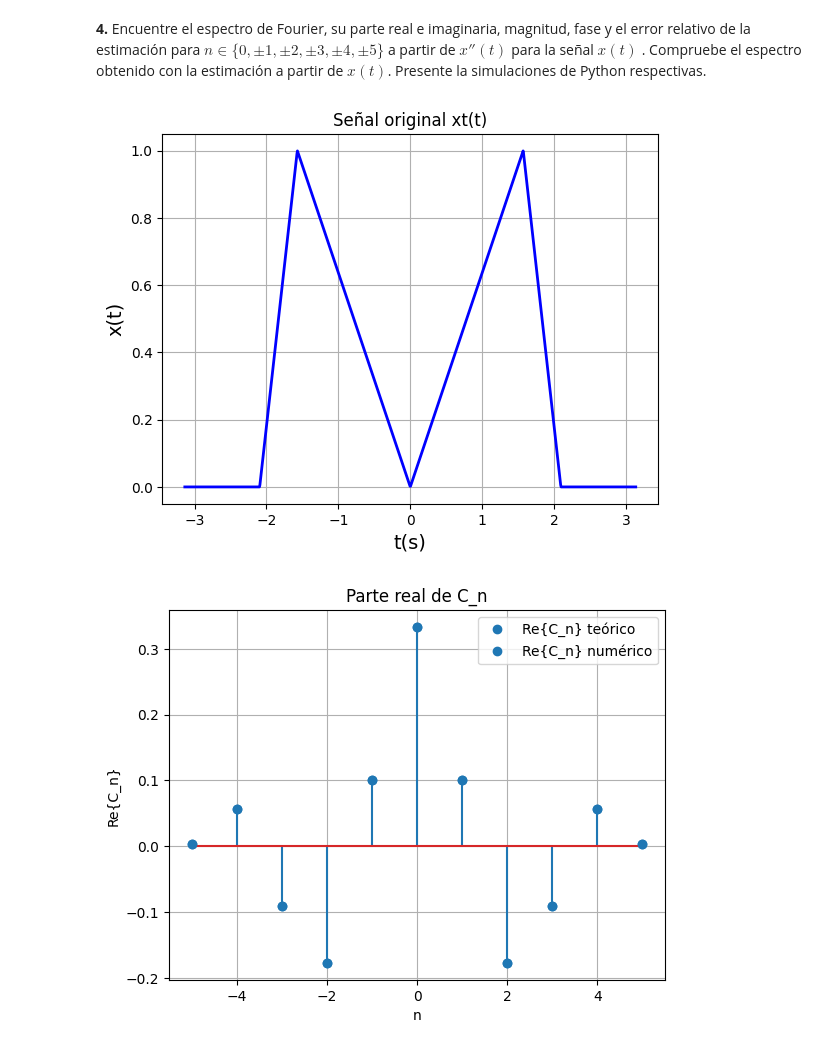
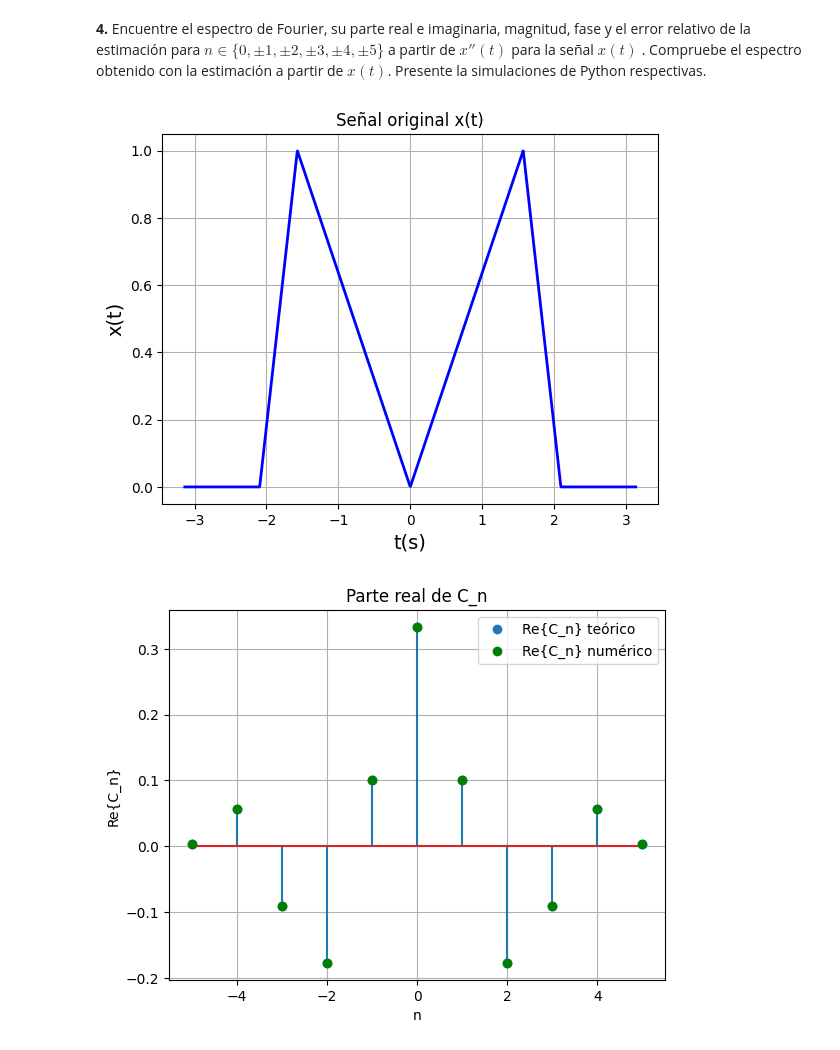
Before and after one commit to vcorredorg/SenalesySistemas2025, a Jupyter notebook: Parcial1_SyS_2025_2.ipynb, the cells around one changed output. Saved outputs shown, nothing was run; the diff lists cells and outputs as text; code cells hidden in the pictures.

```diff
--- a/Parcial1_SyS_2025_2.ipynb
+++ b/Parcial1_SyS_2025_2.ipynb
@@ -283,10 +283,12 @@ eps = 1e-14
 RelErr = np.abs(Mag_num - Mag_teo) / np.maximum(Mag_teo, eps)
 
 #Visualización
+col_teo = 'tab:blue'    # teórico
+col_num = 'tab:orange'  # numérico
 # Parte real
 plt.figure()
 m, s, b = plt.stem(n_vals, Re_teo); m.set_label('Re{C_n} teórico')
-plt.plot(n_vals, Re_num, 'o', label='Re{C_n} numérico')
+plt.plot(n_vals, Re_num, 'o', color='green', label='Re{C_n} numérico')
 plt.xlabel('n'); plt.ylabel('Re{C_n}')
 plt.title('Parte real de C_n')
 plt.grid(True); plt.legend(); plt.show()
@@ -294,7 +296,7 @@ plt.grid(True); plt.legend(); plt.show()
 # Parte imaginaria
 plt.figure()
 m, s, b = plt.stem(n_vals, Im_teo); m.set_label('Im{C_n} teórico')
-plt.plot(n_vals, Im_num, 'o', label='Im{C_n} numérico')
+plt.plot(n_vals, Im_num, 'o', color='green', label='Im{C_n} numérico')
 plt.xlabel('n'); plt.ylabel('Im{C_n}')
 plt.title('Parte imaginaria de C_n')
 plt.grid(True); plt.legend(); plt.show()
@@ -302,7 +304,7 @@ plt.grid(True); plt.legend(); plt.show()
 # Magnitud
 plt.figure()
 m, s, b = plt.stem(n_vals, Mag_teo); m.set_label('|C_n| teórico')
-plt.plot(n_vals, Mag_num, 'o', label='|C_n| numérico')
+plt.plot(n_vals, Mag_num, 'o', color='green', label='|C_n| numérico')
 plt.xlabel('n'); plt.ylabel('|C_n|')
 plt.title('Magnitud del espectro')
 plt.grid(True); plt.legend(); plt.show()
@@ -310,7 +312,7 @@ plt.grid(True); plt.legend(); plt.show()
 # Fase
 plt.figure()
 m, s, b = plt.stem(n_vals, Phase_teo); m.set_label('∠C_n teórico')
-plt.plot(n_vals, Phase_num, 'o', label='∠C_n numérico')
+plt.plot(n_vals, Phase_num, 'o', color='green', label='∠C_n numérico')
 plt.xlabel('n'); plt.ylabel('Fase [rad]')
 plt.title('Fase del espectro')
 plt.grid(True); plt.legend(); plt.show()
@@ -329,32 +331,32 @@ def x_recon(tv_points, N, A=A_val):
     tp = np.asarray(tv_points, dtype=float)  # asegura tipo numérico
     xN = np.full_like(tp, fill_value=Cn_teorico(0, A), dtype=float)
     for k in range(1, N+1):
         Ck = Cn_teorico(k, A)
         xN += 2.0 * Ck * np.cos(k * w0_num * tp)
     return xN
 
 N = 5
 tv_plot = np.asarray(tv, dtype=float)      # tv forzado a float para cos()
 xo_plot = xt_func(tv_plot)                  # x(t) en esa malla
 xN = x_recon(tv_plot, N, A_val)
 
 # Gráfica: original vs reconstruida
 plt.figure()
 plt.plot(tv_plot, xo_plot, label='x(t) original', linewidth=2)
 plt.plot(tv_plot, xN, '--', label=f'Reconstrucción N={N}', linewidth=2)
 plt.grid(True)
 plt.xlabel('t(s)'); plt.ylabel('Amplitud')
 plt.title('Señal reconstruida por serie de Fourier')
 plt.legend()
 plt.show()
 
 # Gráfica: error temporal
 plt.figure()
 plt.plot(tv_plot, xo_plot - xN, linewidth=2)
 plt.grid(True)
 plt.xlabel('t(s)'); plt.ylabel('Error')
 plt.title(f'Error de reconstrucción (N={N})')
 plt.show()
 # %% [output]
-[figure, old version]
+[figure, new version]
-[figure, old version]
+[figure, new version]
```
Also changed, not shown: parts of 1 cell of this notebook.
